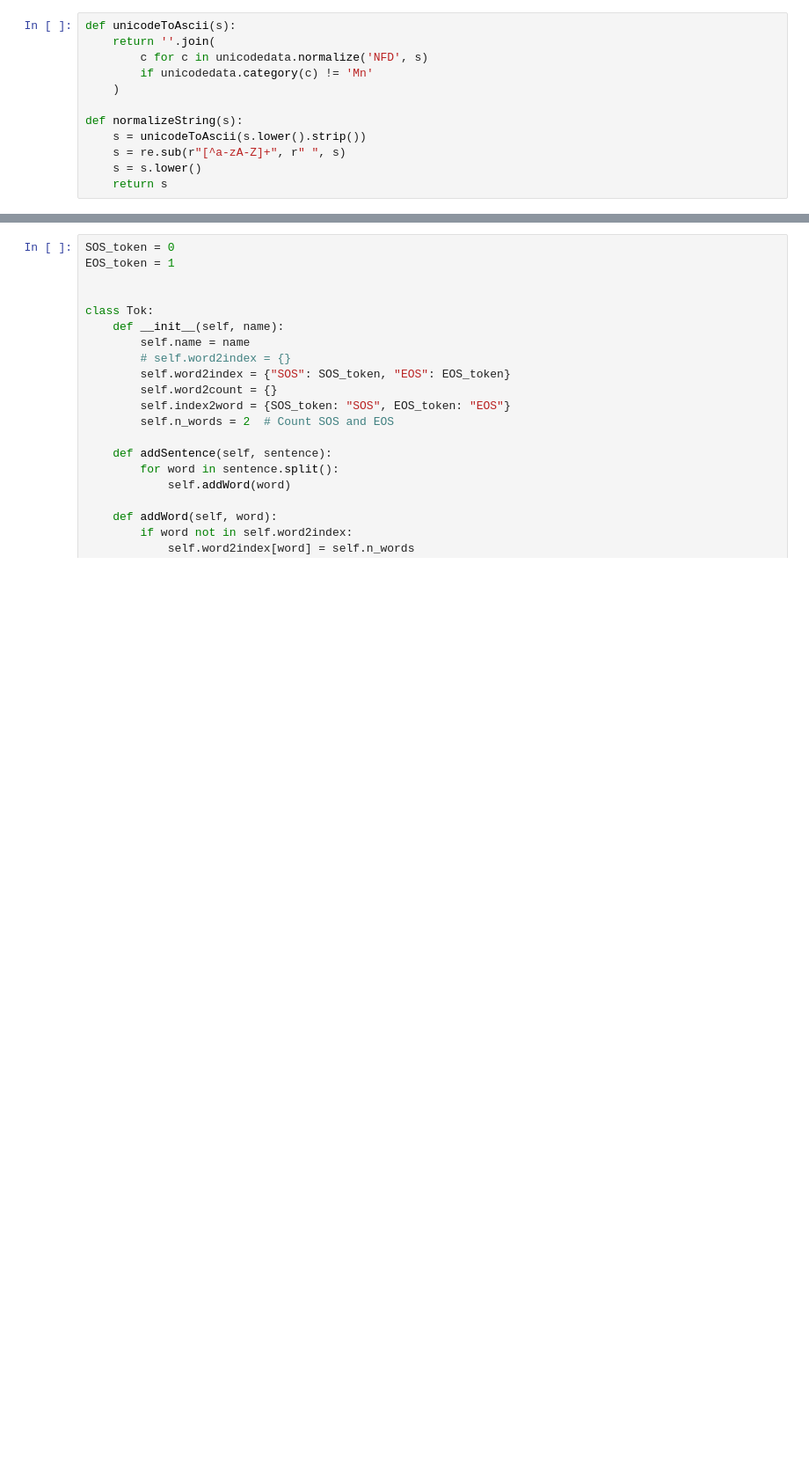
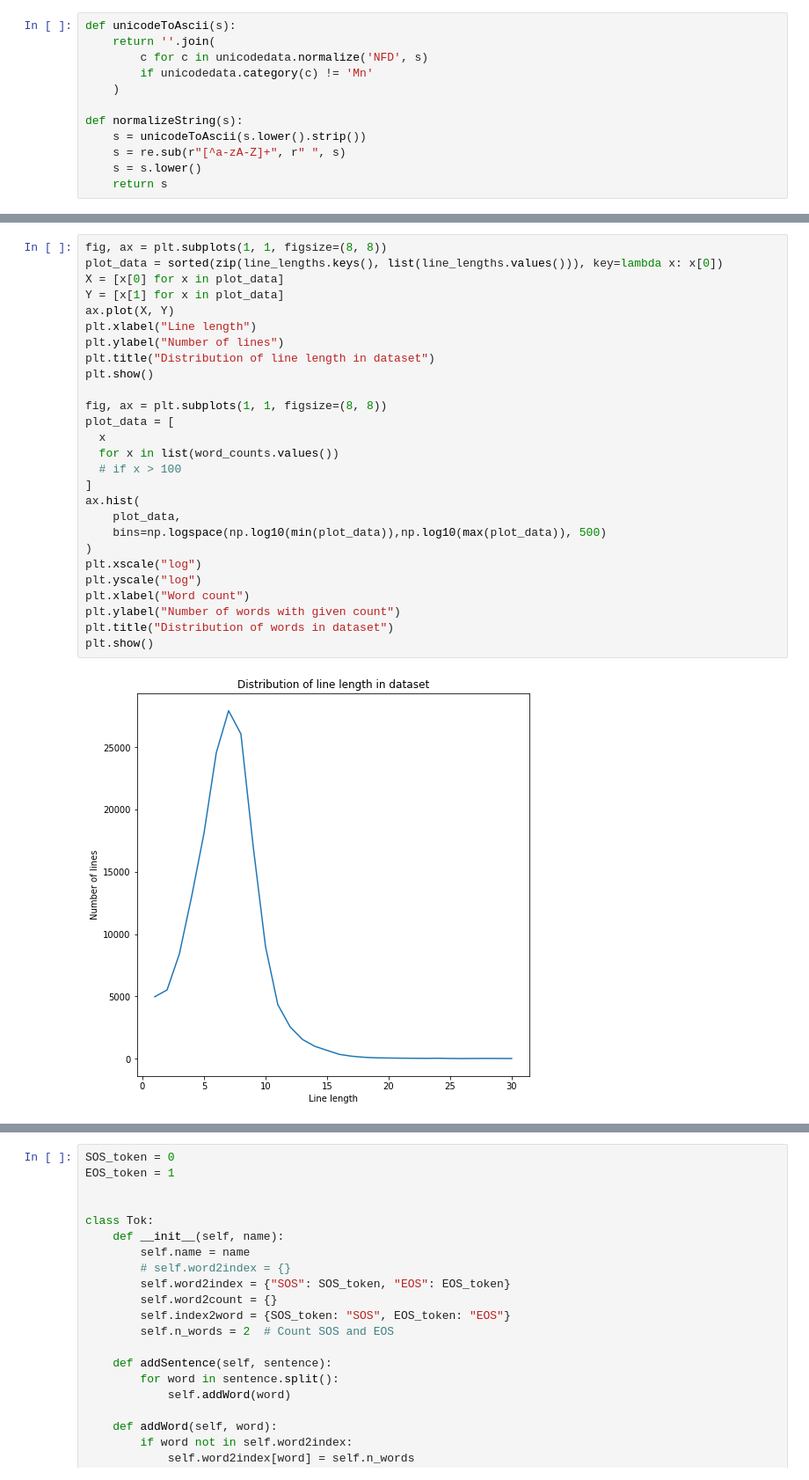
Before and after one commit to grant-TraDA/NLP-2022L, a Jupyter notebook: projects/team_7/main.ipynb, the cells around one changed output, grey strips where cells are left out. Shown: that part at 88% size. Cells and saved outputs as stored; diff of their text form; blank space fills up the shorter version.

Commit message:
Add exploratory data analysis

```diff
--- a/projects/team_7/main.ipynb
+++ b/projects/team_7/main.ipynb
@@ -92,0 +200,29 @@ print(len(dataset))
+# %%
+fig, ax = plt.subplots(1, 1, figsize=(8, 8))
+plot_data = sorted(zip(line_lengths.keys(), list(line_lengths.values())), key=lambda x: x[0])
+X = [x[0] for x in plot_data]
+Y = [x[1] for x in plot_data]
+ax.plot(X, Y)
+plt.xlabel("Line length")
+plt.ylabel("Number of lines")
+plt.title("Distribution of line length in dataset")
+plt.show()
+
+fig, ax = plt.subplots(1, 1, figsize=(8, 8))
+plot_data = [
+  x
+  for x in list(word_counts.values())
+  # if x > 100
+]
+ax.hist(
+    plot_data,
+    bins=np.logspace(np.log10(min(plot_data)),np.log10(max(plot_data)), 500)
+)
+plt.xscale("log")
+plt.yscale("log")
+plt.xlabel("Word count")
+plt.ylabel("Number of words with given count")
+plt.title("Distribution of words in dataset")
+plt.show()
+# %% [output]
+[figure, added]
```
Also changed, not shown: parts of 10 cells of this notebook, 2 other files.
